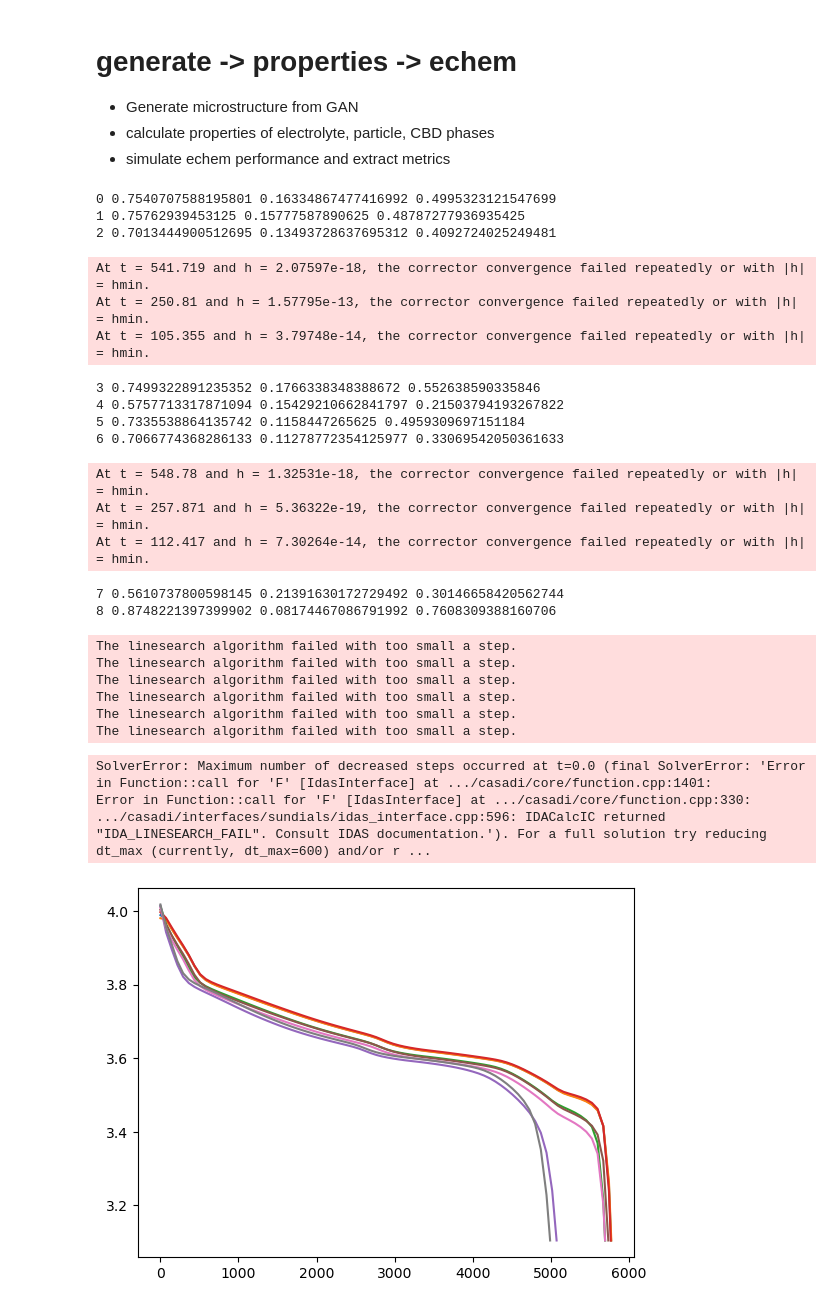
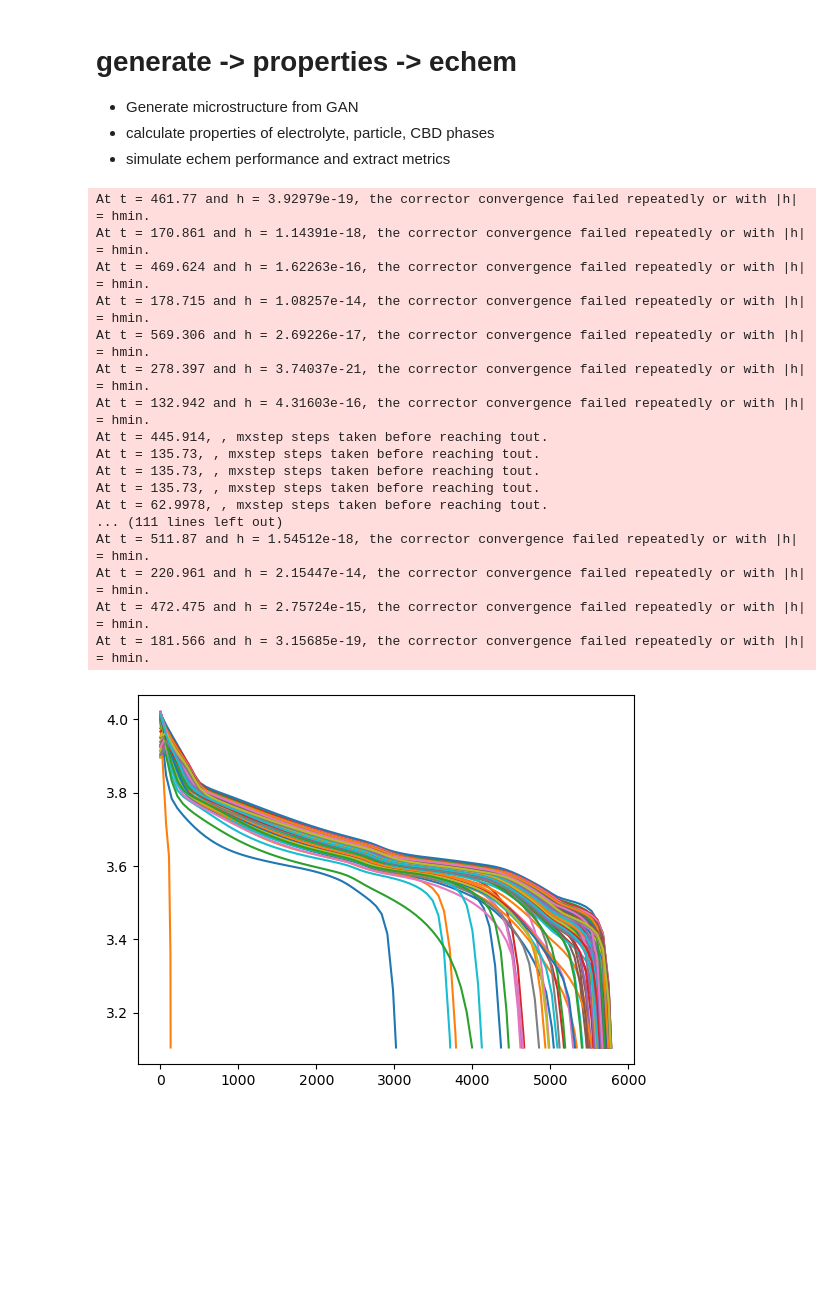
Before and after one commit to NREL/sem-to-echem, a Jupyter notebook: test3.ipynb, the cells around one changed output. Saved outputs shown, nothing was run; the diff lists cells and outputs as text; code cells hidden in the pictures; blank space fills up the shorter version.

```diff
--- a/test3.ipynb
+++ b/test3.ipynb
@@ -42,7 +42,7 @@ def lico2_diffusivity(sto, T, coeff):
 
     return D_ref * arrhenius
 
-capacities = np.zeros((10,1))
+capacities = np.zeros((100,1))
 for i in range(len(capacities)):
     vol = generate_new_volume(model_path)
     '''
@@ -66,55 +66,48 @@ for i in range(len(capacities)):
 
     # Diffusivity and tortuosity
     # Set all phases to 0 except particle for taufactor
     vol[vol==3] = 0
     vol[vol==2] = 1
     homogenized_properties = compute_tau_and_D_eff(vol, verbose=False)
     D_eff = homogenized_properties['D_eff'].item()
 
     ####print(i, vf_particle, vf_pore, D_eff)
 
     # PyBaMM model
     model = pybamm.lithium_ion.DFN()
     # Default parameter set
     params = pybamm.ParameterValues("Marquis2019")
     # Modify parameters
     params['Positive electrode porosity'] = vf_pore
     params['Positive electrode active material volume fraction'] = vf_particle
     params['Positive electrode diffusivity [m2.s-1]'] = lambda sto, T: lico2_diffusivity(sto, T, D_eff)
     # Run the simulation
     sim = pybamm.Simulation(model,parameter_values=params)
     sim.solve([0, 7200],initial_soc=1)
     sol = sim.solution
     # Save the discharge capacity
     capacities[i] = sol['Discharge capacity [A.h]'].entries[-1]
 
     # Plot to see if the simulations are any different
     plt.plot(sol['Time [s]'].entries, sol['Voltage [V]'].entries)
 
 plt.show()
 # %% [output]
-0 0.7540707588195801 0.16334867477416992 0.4995323121547699
-1 0.75762939453125 0.15777587890625 0.48787277936935425
-2 0.7013444900512695 0.13493728637695312 0.4092724025249481
+At t = 461.77 and h = 3.92979e-19, the corrector convergence failed repeatedly or with |h| = hmin.
+At t = 170.861 and h = 1.14391e-18, the corrector convergence failed repeatedly or with |h| = hmin.
+At t = 469.624 and h = 1.62263e-16, the corrector convergence failed repeatedly or with |h| = hmin.
+At t = 178.715 and h = 1.08257e-14, the corrector convergence failed repeatedly or with |h| = hmin.
+At t = 569.306 and h = 2.69226e-17, the corrector convergence failed repeatedly or with |h| = hmin.
+At t = 278.397 and h = 3.74037e-21, the corrector convergence failed repeatedly or with |h| = hmin.
+At t = 132.942 and h = 4.31603e-16, the corrector convergence failed repeatedly or with |h| = hmin.
+At t = 445.914, , mxstep steps taken before reaching tout.
+At t = 135.73, , mxstep steps taken before reaching tout.
+At t = 135.73, , mxstep steps taken before reaching tout.
+At t = 135.73, , mxstep steps taken before reaching tout.
+At t = 62.9978, , mxstep steps taken before reaching tout.
+... (111 lines left out)
+At t = 511.87 and h = 1.54512e-18, the corrector convergence failed repeatedly or with |h| = hmin.
+At t = 220.961 and h = 2.15447e-14, the corrector convergence failed repeatedly or with |h| = hmin.
+At t = 472.475 and h = 2.75724e-15, the corrector convergence failed repeatedly or with |h| = hmin.
+At t = 181.566 and h = 3.15685e-19, the corrector convergence failed repeatedly or with |h| = hmin.
-At t = 541.719 and h = 2.07597e-18, the corrector convergence failed repeatedly or with |h| = hmin.
-At t = 250.81 and h = 1.57795e-13, the corrector convergence failed repeatedly or with |h| = hmin.
-At t = 105.355 and h = 3.79748e-14, the corrector convergence failed repeatedly or with |h| = hmin.
-3 0.7499322891235352 0.1766338348388672 0.552638590335846
-4 0.5757713317871094 0.15429210662841797 0.21503794193267822
-5 0.7335538864135742 0.1158447265625 0.4959309697151184
-6 0.7066774368286133 0.11278772354125977 0.33069542050361633
-At t = 548.78 and h = 1.32531e-18, the corrector convergence failed repeatedly or with |h| = hmin.
-At t = 257.871 and h = 5.36322e-19, the corrector convergence failed repeatedly or with |h| = hmin.
-At t = 112.417 and h = 7.30264e-14, the corrector convergence failed repeatedly or with |h| = hmin.
-7 0.5610737800598145 0.21391630172729492 0.30146658420562744
-8 0.8748221397399902 0.08174467086791992 0.7608309388160706
-The linesearch algorithm failed with too small a step.
-The linesearch algorithm failed with too small a step.
-The linesearch algorithm failed with too small a step.
-The linesearch algorithm failed with too small a step.
-The linesearch algorithm failed with too small a step.
-The linesearch algorithm failed with too small a step.
-SolverError: Maximum number of decreased steps occurred at t=0.0 (final SolverError: 'Error in Function::call for 'F' [IdasInterface] at .../casadi/core/function.cpp:1401:
-Error in Function::call for 'F' [IdasInterface] at .../casadi/core/function.cpp:330:
-.../casadi/interfaces/sundials/idas_interface.cpp:596: IDACalcIC returned "IDA_LINESEARCH_FAIL". Consult IDAS documentation.'). For a full solution try reducing dt_max (currently, dt_max=600) and/or r ...
-[figure, old version]
+[figure, new version]
```
Also changed, not shown: parts of 3 cells of this notebook.
